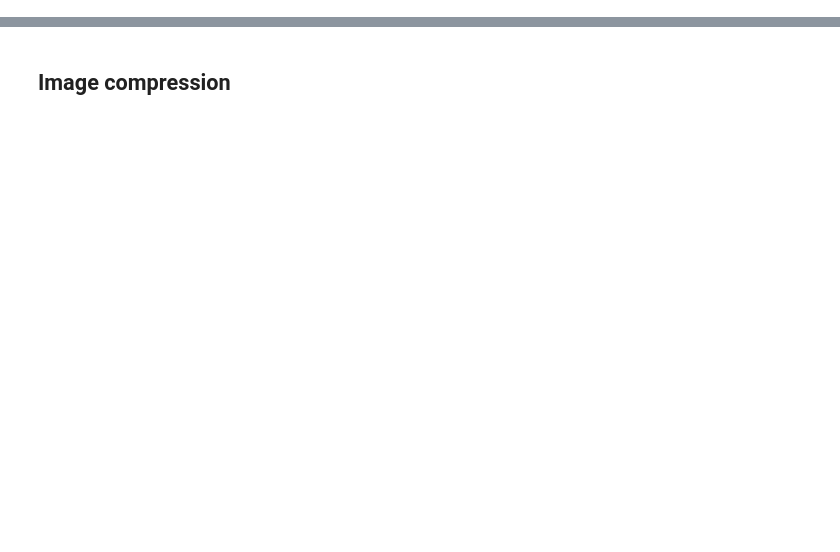
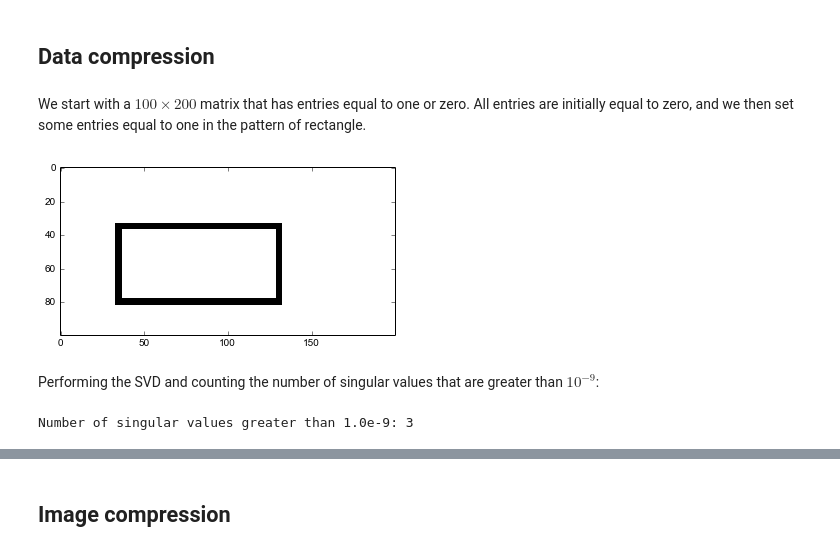
Before and after one commit to garth-wells/notebooks-3M1, a Jupyter notebook: notebooks/SingularValueDecomposition.ipynb, the cells around one changed output, grey strips where cells are left out. Drawn from its saved outputs; the diff is of its cells as text; code cells hidden in the pictures; blank space fills up the shorter version.

```diff
--- a/notebooks/SingularValueDecomposition.ipynb
+++ b/notebooks/SingularValueDecomposition.ipynb
@@ -10,0 +34,20 @@ $$
+# %% [markdown]
+## Data compression
+# %% [markdown]
+We start with a $100 \times 200$ matrix that has entries equal to one or zero. All entries are initially equal to zero, and we then set some entries equal to one in the pattern of rectangle.
+# %%
+A = np.ones((100, 200))
+A[33:33 + 4, 33:133] = 0.0
+A[78:78 + 4, 33:133] = 0.0
+A[33:78+4, 33:33+4] = 0.0
+A[33:78+4, 129:129+4] = 0.0
+plt.imshow(A, cmap='gray', interpolation='none');
+# %% [output]
+[figure, added]
+# %% [markdown]
+Performing the SVD and counting the number of singular values that are greater than $10^{-9}$:
+# %%
+U, s, V = np.linalg.svd(A, full_matrices=False)
+print("Number of singular values greater than 1.0e-9: {}".format((s > 1.0e-9).sum()))
+# %% [output]
+Number of singular values greater than 1.0e-9: 3
```
Also changed, not shown: parts of 65 cells of this notebook.
